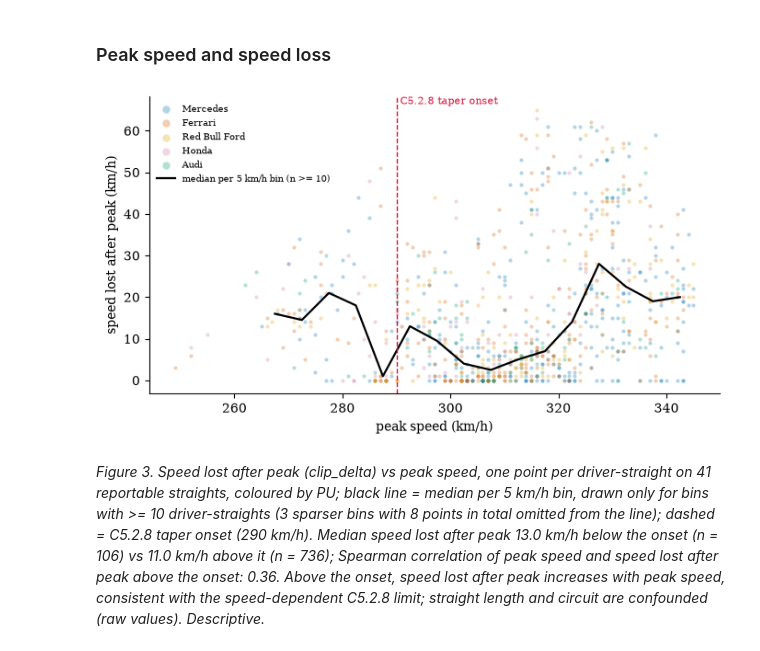
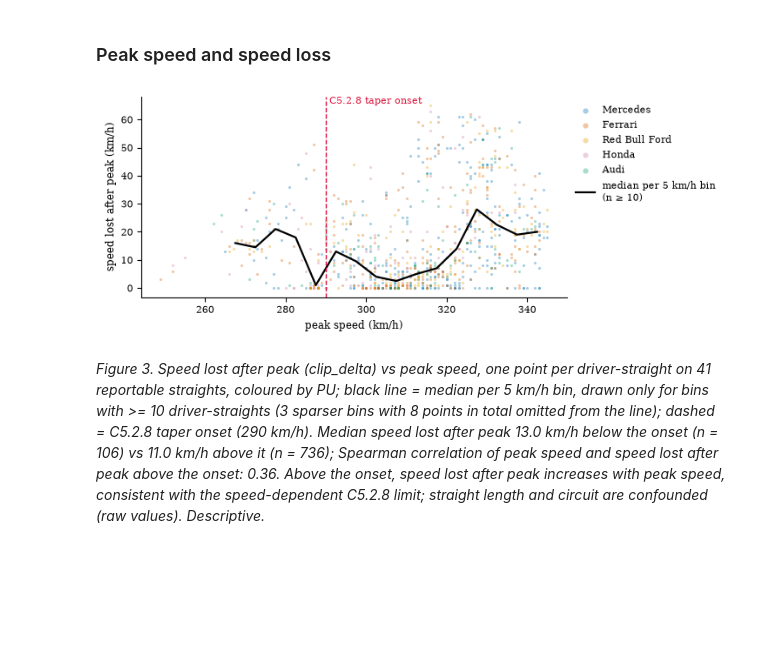
Before and after one commit to see7ien/Flat-Out, a Jupyter notebook: 02_season.ipynb, the cells around one changed output. Drawn from its saved outputs; the diff is of its cells as text; code cells hidden in the pictures; blank space fills up the shorter version.

```diff
--- a/02_season.ipynb
+++ b/02_season.ipynb
@@ -376,24 +390,24 @@ caption("Table", "e", "Reportable straights before and after the Miami rule chan
 # %% [markdown]
 ### Peak speed and speed loss
 # %%
-fig, ax = plt.subplots(figsize=(8, 4.2))
+fig, ax = plt.subplots(figsize=(FULL_W, 3.0))
 for pu in PUS:
     d = rep[rep.PU == pu]
-    ax.scatter(d.peak_speed, d.clip_delta, s=9, alpha=0.3, color=PU_COLORS[pu], lw=0, label=pu)
+    ax.scatter(d.peak_speed, d.clip_delta, s=5, alpha=0.35, color=PU_COLORS[pu], lw=0, label=pu)
 bins = np.arange(np.floor(rep.peak_speed.min() / 5) * 5, rep.peak_speed.max() + 5, 5)
 g = rep.groupby(pd.cut(rep.peak_speed, bins), observed=True).clip_delta
 MIN_BIN_N = 10  # bin medians are drawn only for bins with at least this many driver-straights
 binned_all = pd.DataFrame({"mid": [i.mid for i in g.median().index], "median": g.median().to_numpy(), "n": g.size().to_numpy()})
 binned = binned_all[binned_all.n >= MIN_BIN_N]
-ax.plot(binned.mid, binned["median"], color="black", lw=1.6, label=f"median per 5 km/h bin (n >= {MIN_BIN_N})")
+ax.plot(binned.mid, binned["median"], color="black", lw=1.6, label=f"median per 5 km/h bin\n(n ≥ {MIN_BIN_N})")
 ax.axvline(TAPER_ONSET_KMH, color="crimson", ls="--", lw=1)
 ax.text(TAPER_ONSET_KMH, ax.get_ylim()[1], " C5.2.8 taper onset", va="top", fontsize=8, color="crimson")
 ax.set(xlabel="peak speed (km/h)", ylabel="speed lost after peak (km/h)")
-ax.legend(frameon=False, fontsize=7, markerscale=2, loc="upper left")
+ax.legend(frameon=False, markerscale=2, loc="upper left", bbox_to_anchor=(1.0, 1.0))
 fig.savefig(FIG / "fig_season_peak_vs_clip.pdf")
 plt.show()
 # %% [output]
-[figure, old version]
+[figure, new version]
 # %%
 _below, _above = rep[rep.peak_speed < TAPER_ONSET_KMH], rep[rep.peak_speed >= TAPER_ONSET_KMH]
 _rho = _above[["peak_speed", "clip_delta"]].corr(method="spearman").iloc[0, 1]
```
Also changed, not shown: parts of 5 cells of this notebook, 33 other files.
